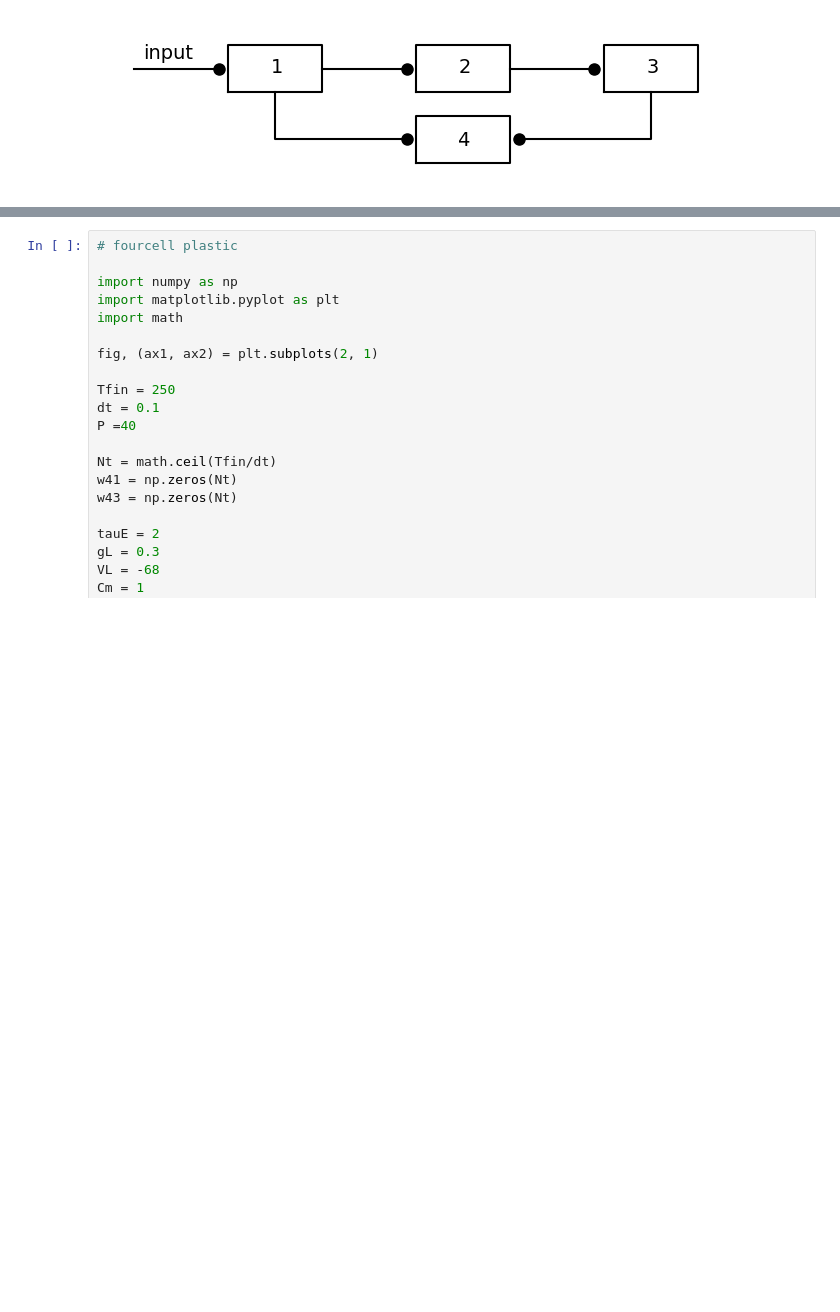
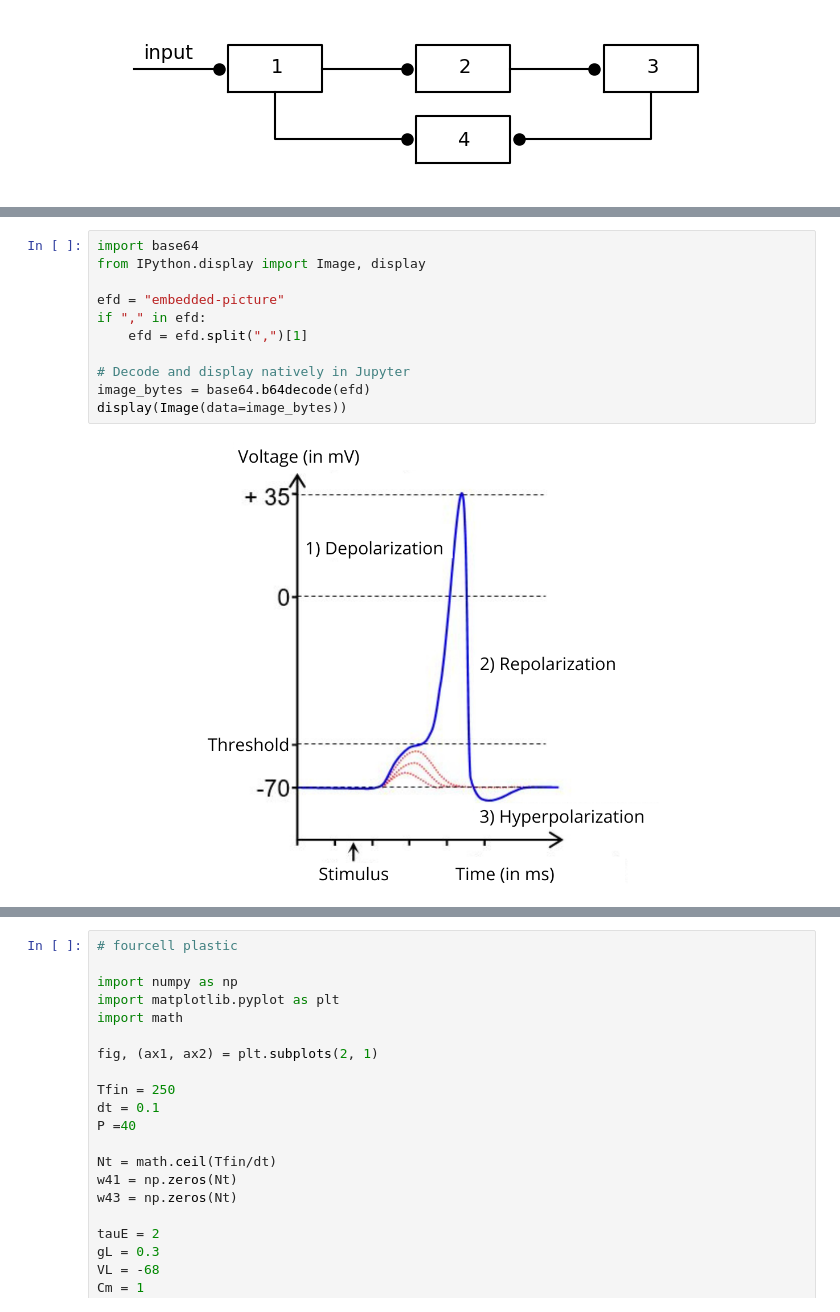
Before and after one commit to steve-cox-LA/EGlove, a Jupyter notebook: TassPlatform.ipynb, the cells around one changed output, grey strips where cells are left out. Saved outputs shown, nothing was run; the diff lists cells and outputs as text; blank space fills up the shorter version.

```diff
--- a/TassPlatform.ipynb
+++ b/TassPlatform.ipynb
@@ -871 +893,14 @@ plt.axis('off');
+# %%
+import base64
+from IPython.display import Image, display
+
+efd = "embedded-picture"
+if "," in efd:
+    efd = efd.split(",")[1]
+
+# Decode and display natively in Jupyter
+image_bytes = base64.b64decode(efd)
+display(Image(data=image_bytes))
+# %% [output]
+[figure, added]
 # %% [markdown]
```
Also changed, not shown: parts of 7 cells of this notebook.
